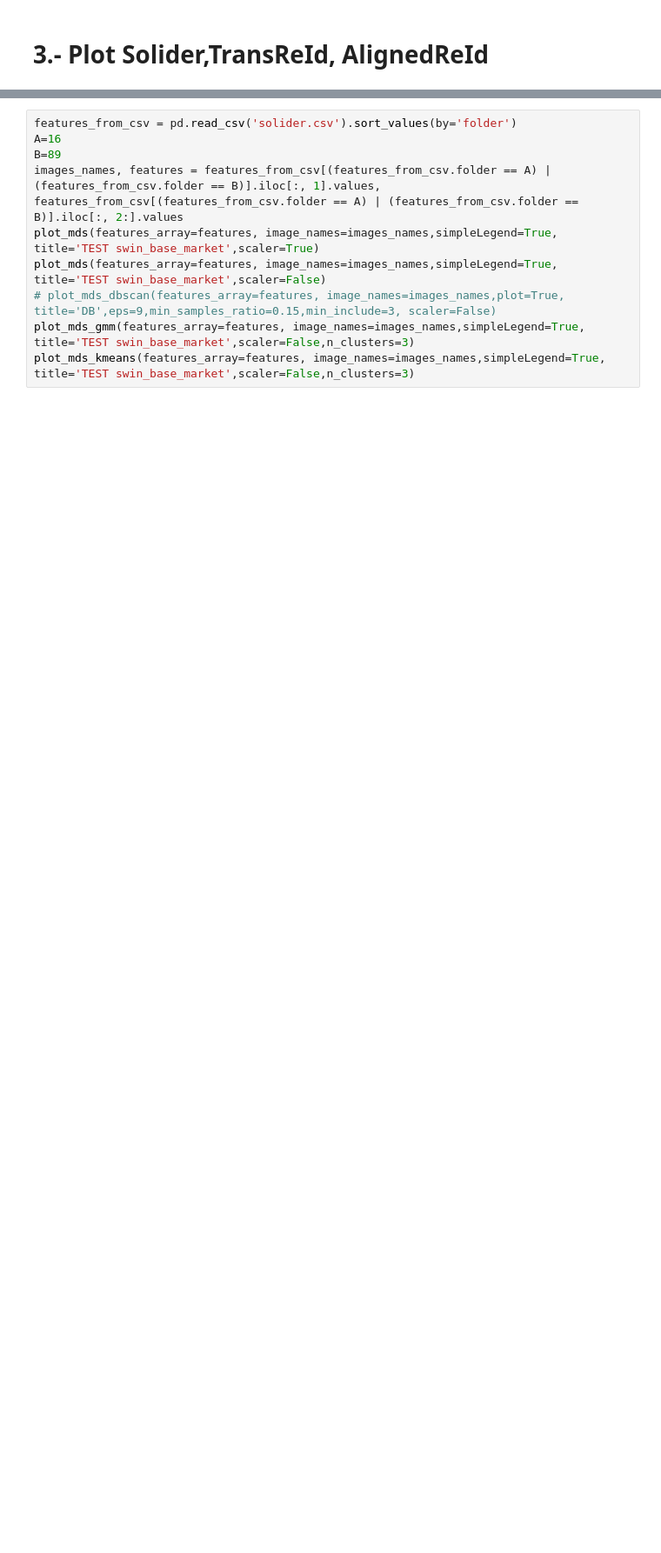
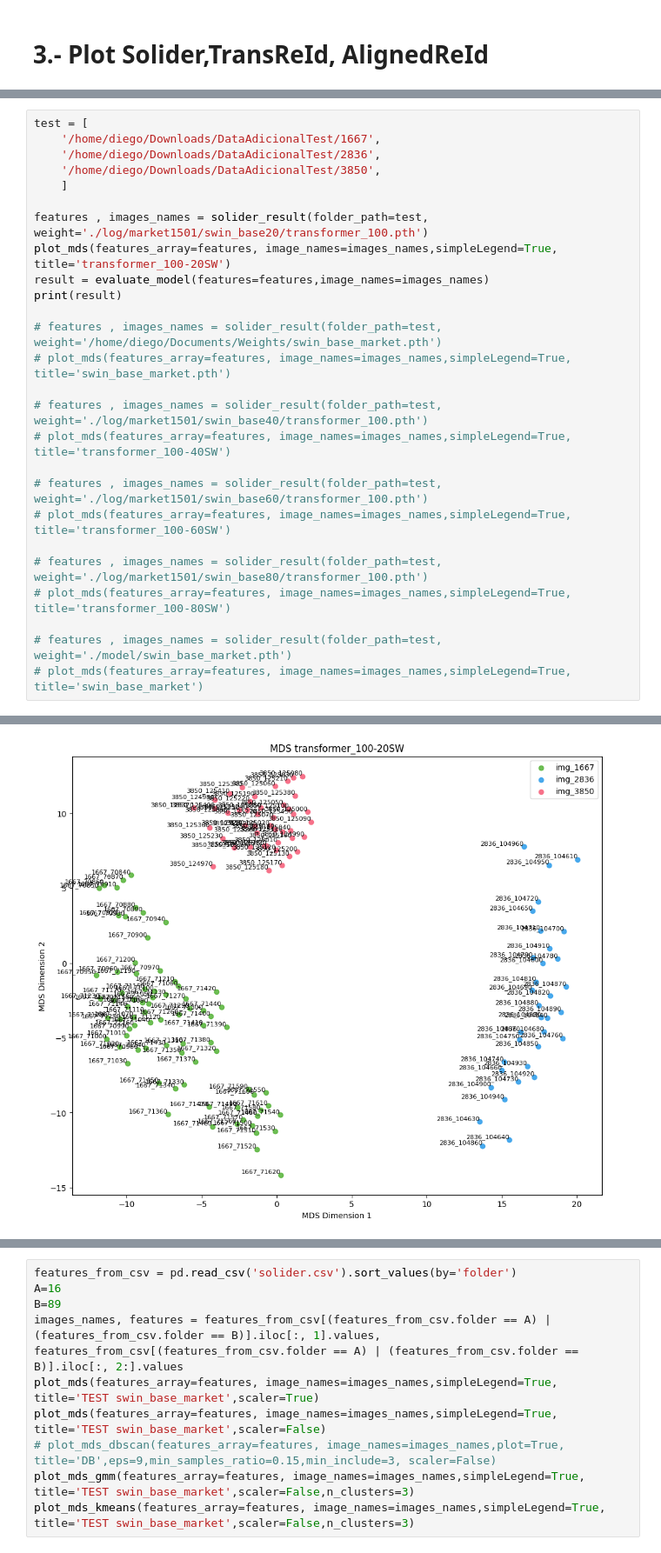
Before and after one commit to dunz21/solider-reid, a Jupyter notebook: plot.ipynb, the cells around one changed output, grey strips where cells are left out. Shown at 87% size. Saved outputs shown, nothing was run; the diff lists cells and outputs as text; blank space fills up the shorter version.

```diff
--- a/plot.ipynb
+++ b/plot.ipynb
@@ -107,0 +122,27 @@ Loading pretrained model from TransReID/model/vit_transreid_market.pth
+# %%
+test = [
+    '/home/diego/Downloads/DataAdicionalTest/1667',
+    '/home/diego/Downloads/DataAdicionalTest/2836',
+    '/home/diego/Downloads/DataAdicionalTest/3850',
+    ]
+
+features , images_names = solider_result(folder_path=test, weight='./log/market1501/swin_base20/transformer_100.pth')
+plot_mds(features_array=features, image_names=images_names,simpleLegend=True, title='transformer_100-20SW')
+result = evaluate_model(features=features,image_names=images_names)
+print(result)
+
+# features , images_names = solider_result(folder_path=test, weight='/home/diego/Documents/Weights/swin_base_market.pth')
+# plot_mds(features_array=features, image_names=images_names,simpleLegend=True, title='swin_base_market.pth')
+
+# features , images_names = solider_result(folder_path=test, weight='./log/market1501/swin_base40/transformer_100.pth')
+# plot_mds(features_array=features, image_names=images_names,simpleLegend=True, title='transformer_100-40SW')
+
+# features , images_names = solider_result(folder_path=test, weight='./log/market1501/swin_base60/transformer_100.pth')
+# plot_mds(features_array=features, image_names=images_names,simpleLegend=True, title='transformer_100-60SW')
+
+# features , images_names = solider_result(folder_path=test, weight='./log/market1501/swin_base80/transformer_100.pth')
+# plot_mds(features_array=features, image_names=images_names,simpleLegend=True, title='transformer_100-80SW')
+
+# features , images_names = solider_result(folder_path=test, weight='./model/swin_base_market.pth')
+# plot_mds(features_array=features, image_names=images_names,simpleLegend=True, title='swin_base_market')
+# %% [output]
@@ -107,0 +152 @@ Loading pretrained model from TransReID/model/vit_transreid_market.pth
+[figure, added]
```
Also changed, not shown: parts of 10 cells of this notebook, 9 other files.
